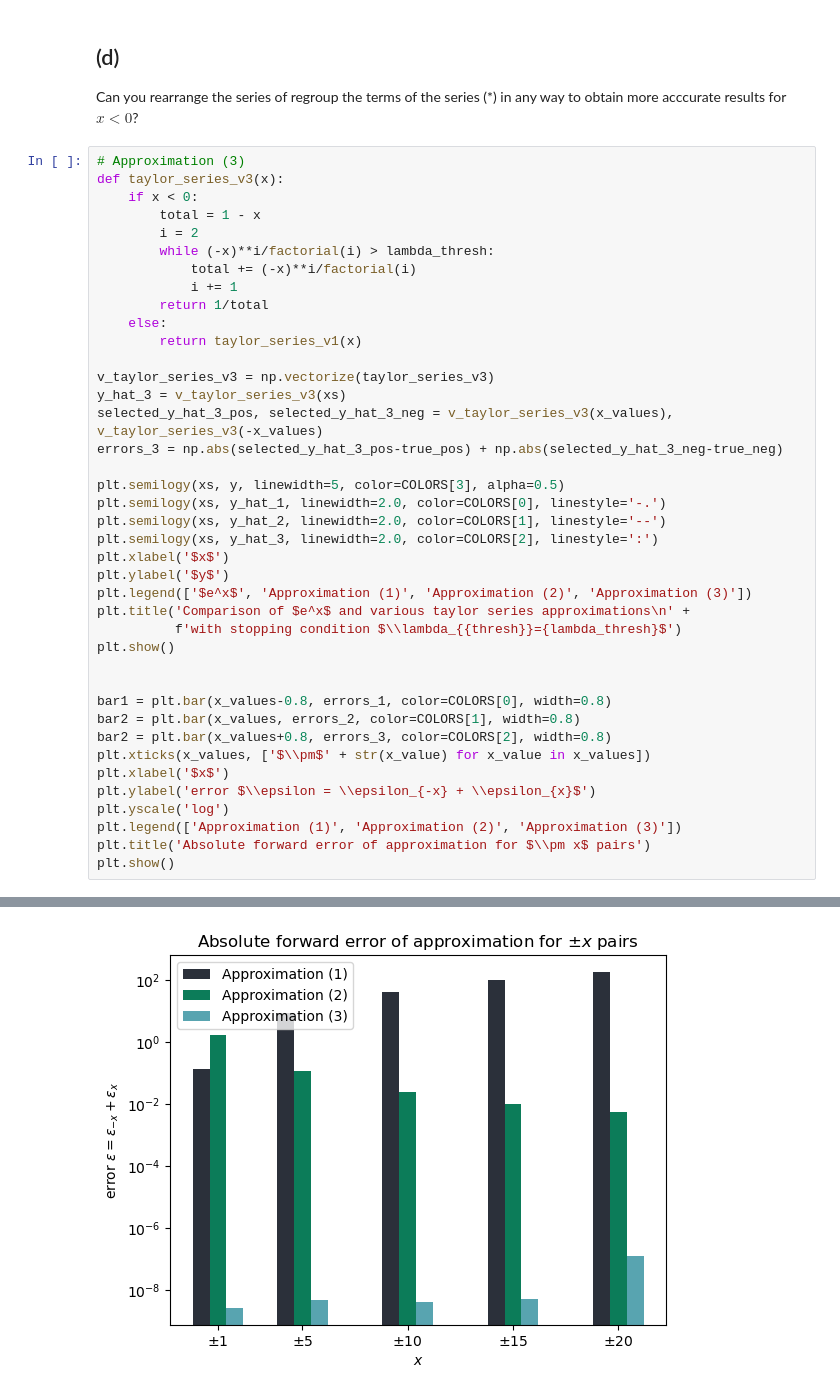
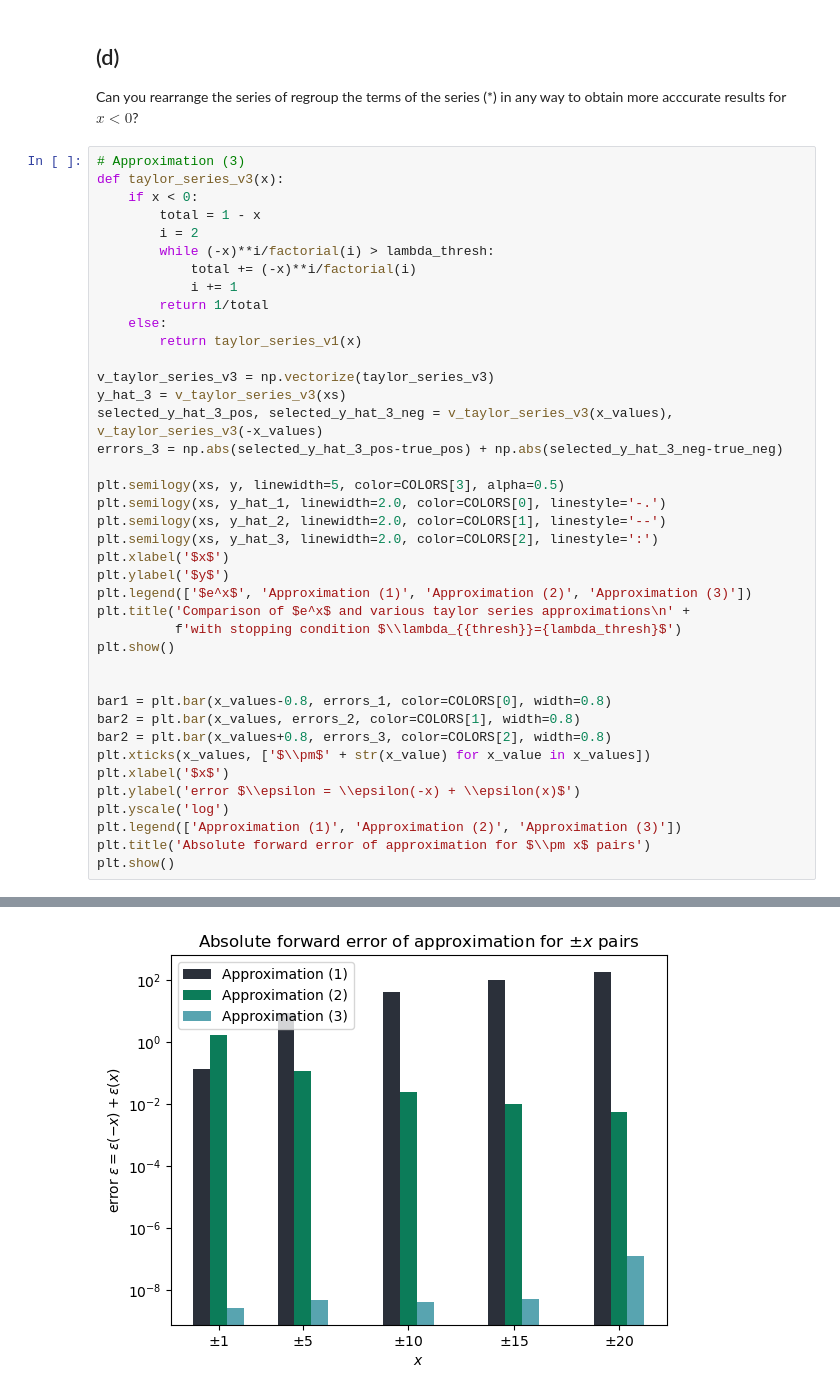
Before and after one commit to jonas4climate/na-assignment1, a Jupyter notebook: hw1_2023.ipynb, the cells around one changed output, grey strips where cells are left out. Saved outputs shown, nothing was run; the diff lists cells and outputs as text.

```diff
--- a/hw1_2023.ipynb
+++ b/hw1_2023.ipynb
@@ -218,33 +245,33 @@ def taylor_series_v3(x):
         return taylor_series_v1(x)
 
 v_taylor_series_v3 = np.vectorize(taylor_series_v3)
 y_hat_3 = v_taylor_series_v3(xs)
 selected_y_hat_3_pos, selected_y_hat_3_neg = v_taylor_series_v3(x_values), v_taylor_series_v3(-x_values)
 errors_3 = np.abs(selected_y_hat_3_pos-true_pos) + np.abs(selected_y_hat_3_neg-true_neg)
 
 plt.semilogy(xs, y, linewidth=5, color=COLORS[3], alpha=0.5)
 plt.semilogy(xs, y_hat_1, linewidth=2.0, color=COLORS[0], linestyle='-.')
 plt.semilogy(xs, y_hat_2, linewidth=2.0, color=COLORS[1], linestyle='--')
 plt.semilogy(xs, y_hat_3, linewidth=2.0, color=COLORS[2], linestyle=':')
 plt.xlabel('$x$')
 plt.ylabel('$y$')
 plt.legend(['$e^x$', 'Approximation (1)', 'Approximation (2)', 'Approximation (3)'])
 plt.title('Comparison of $e^x$ and various taylor series approximations\n' +
           f'with stopping condition $\\lambda_{{thresh}}={lambda_thresh}$')
 plt.show()
 
 
 bar1 = plt.bar(x_values-0.8, errors_1, color=COLORS[0], width=0.8)
 bar2 = plt.bar(x_values, errors_2, color=COLORS[1], width=0.8)
 bar2 = plt.bar(x_values+0.8, errors_3, color=COLORS[2], width=0.8)
 plt.xticks(x_values, ['$\\pm$' + str(x_value) for x_value in x_values])
 plt.xlabel('$x$')
-plt.ylabel('error $\\epsilon = \\epsilon_{-x} + \\epsilon_{x}$')
+plt.ylabel('error $\\epsilon = \\epsilon(-x) + \\epsilon(x)$')
 plt.yscale('log')
 plt.legend(['Approximation (1)', 'Approximation (2)', 'Approximation (3)'])
 plt.title('Absolute forward error of approximation for $\\pm x$ pairs')
 plt.show()
 # %% [output]
 [figure]
-[figure, old version]
+[figure, new version]
 # %% [markdown]
```
Also changed, not shown: parts of 12 cells of this notebook.
